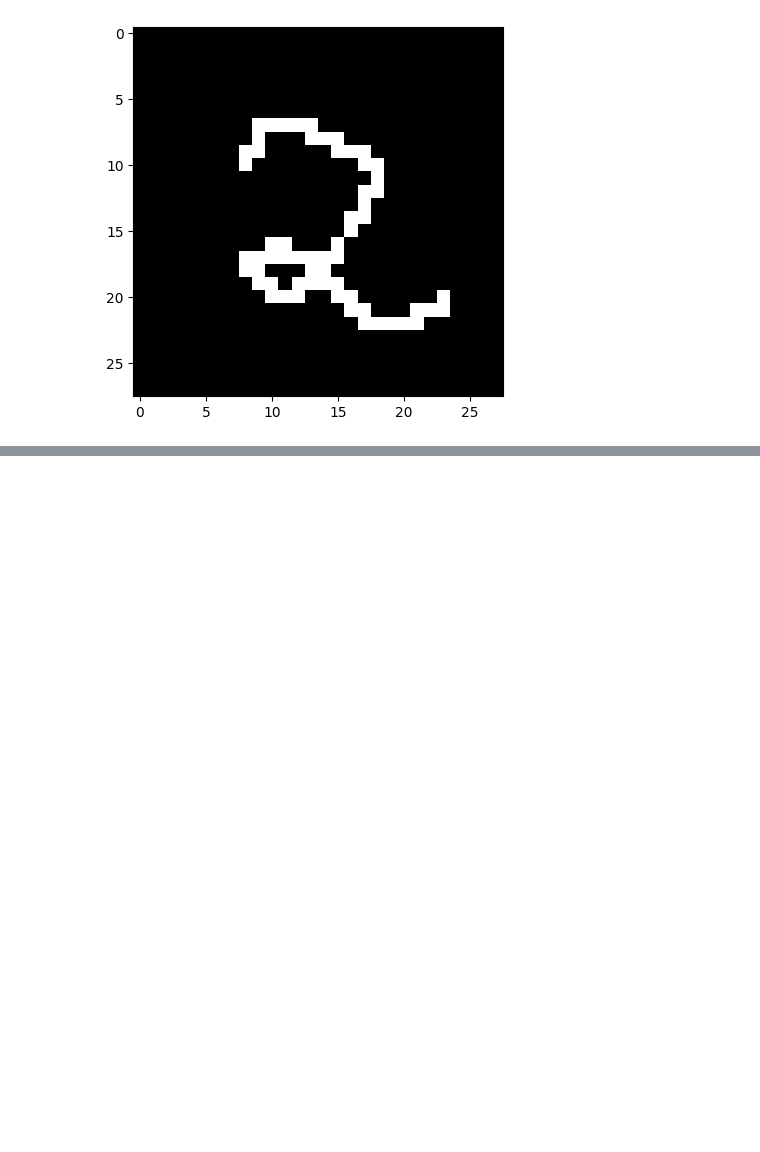
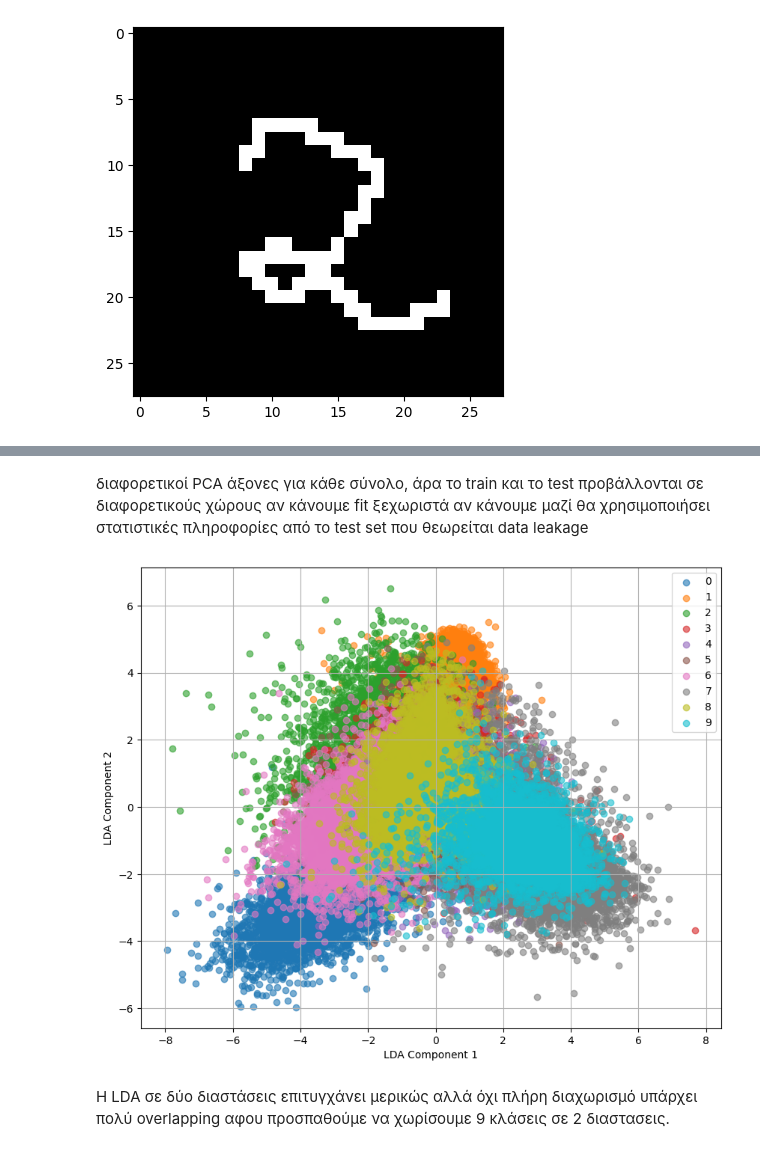
Before and after one commit to VasileiosVitaskos/ML-auth5, a Jupyter notebook: Ergasia5.ipynb, the cells around one changed output, grey strips where cells are left out. Cells and saved outputs as stored; diff of their text form; code cells hidden in the pictures; blank space fills up the shorter version.

```diff
--- a/Ergasia5.ipynb
+++ b/Ergasia5.ipynb
@@ -110,0 +151,27 @@ print(f"ο αριθμός είναι: {prediction[0]}")
+# %% [markdown]
+διαφορετικοί PCA άξονες για κάθε σύνολο, άρα το train και το test προβάλλονται σε διαφορετικούς χώρους αν κάνουμε fit ξεχωριστά αν κάνουμε μαζί θα χρησιμοποιήσει στατιστικές πληροφορίες από το test set που θεωρείται data leakage
+# %%
+from sklearn.discriminant_analysis import LinearDiscriminantAnalysis
+
+lda = LinearDiscriminantAnalysis(n_components=2)
+X_train_6_lda = lda.fit_transform(X_train_6_scaled, y_train_6)
+X_test_6_lda = lda.transform(X_test_6_scaled)
+# %%
+
+
+plt.figure(figsize=(10, 8))
+
+for digit in range(10):
+    mask = (y_train_6 == digit)
+    plt.scatter(X_train_6_lda[mask, 0], X_train_6_lda[mask, 1],
+                label=str(digit), alpha=0.6)
+
+plt.xlabel("LDA Component 1")
+plt.ylabel("LDA Component 2")
+plt.legend()
+plt.grid(True)
+plt.show()
+# %% [output]
+[figure, added]
+# %% [markdown]
+Η LDA σε δύο διαστάσεις επιτυγχάνει μερικώς αλλά όχι πλήρη διαχωρισμό υπάρχει πολύ overlapping αφου προσπαθούμε να χωρίσουμε 9 κλάσεις σε 2 διαστασεις.
```
Also changed, not shown: parts of 9 cells of this notebook.
